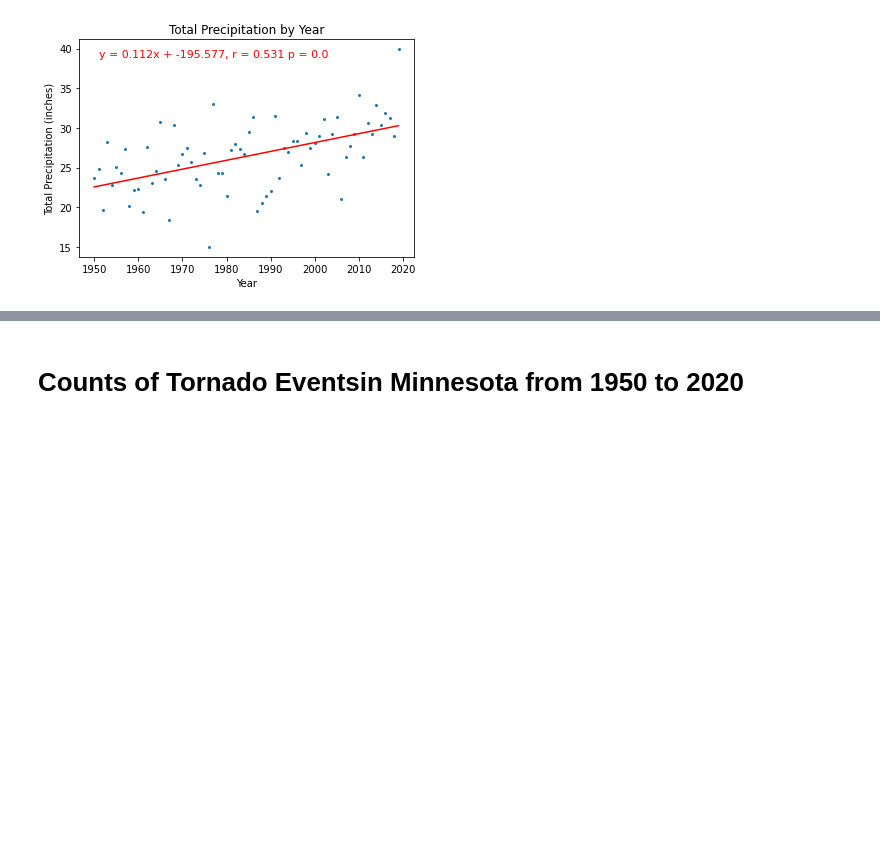
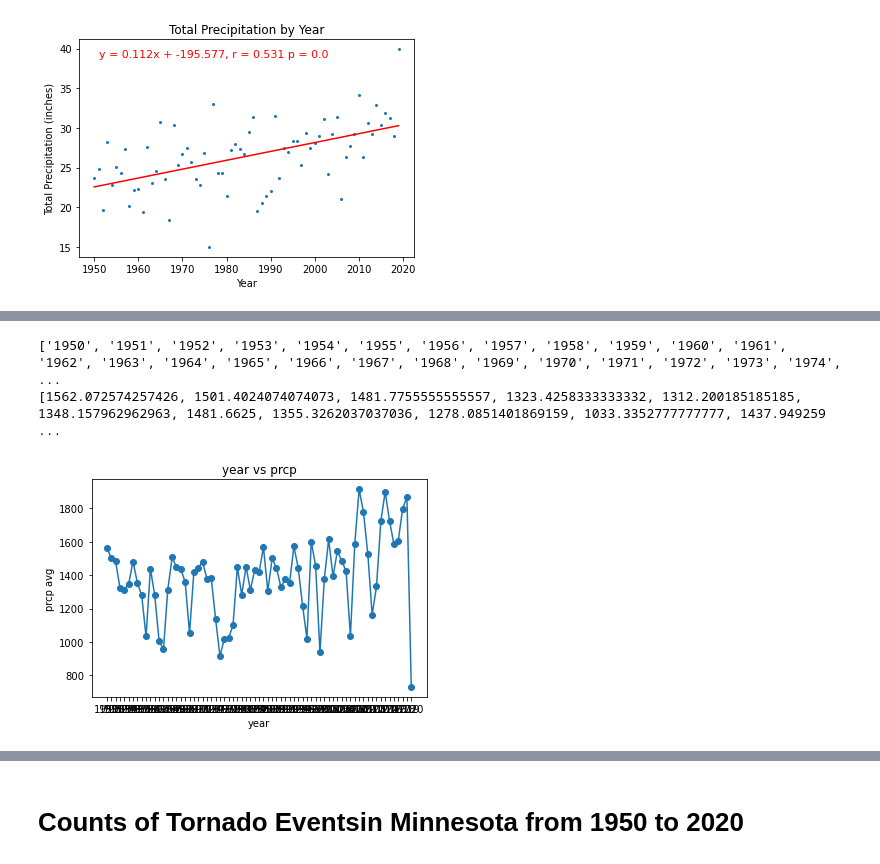
Before and after one commit to emilyfrels/project-1, a Jupyter notebook: analysis.ipynb, the cells around one changed output, grey strips where cells are left out. Cells and saved outputs as stored; diff of their text form; code cells hidden in the pictures; blank space fills up the shorter version.

```diff
--- a/analysis.ipynb
+++ b/analysis.ipynb
@@ -350,3 +424,66 @@ Text(0, 0.5, 'Total Precipitation (inches)')
+# %%
+#finding Avg Percepation VS year
+
+temp_data_df = pd.read_csv('Temperature_Data/Temp_Data.csv')
+
+#finding Avg Percepation VS year
+Avg_pcp = []
+year_dict = {}
+for i in range(len(df["DATE"])):
+    try:
+        year = (df["DATE"][i]).split("-")[0]
+        if year not in year_dict:
+            year_dict[year] = []
+            year_dict[year].append((df["PRCP"][i]))
+        else:
+            year_dict[year].append((df["PRCP"][i]))
+    except:
+        pass
+
+#more variables:
+year_lis = []
+prcp_lis = []
+
+for key in year_dict.keys():
+    if key =="DATE":
+        continue
+    year_lis.append(key)
+    sum_1 = 0.0
+    #print(year_lis[key])
+    for i in range(len(year_dict[key])):
+        #print(year_dict[key][i])
+        if(np.isnan(float(year_dict[key][i]))):
+            continue
+        try:
+            sum_1 = sum_1 + float(year_dict[key][i])
+        except:
+            pass
+    avg = sum_1/len(year_dict[key])
+    prcp_lis.append(avg)
+
+print(year_lis)
+print(prcp_lis)
+
+get_ipython().run_line_magic('matplotlib', 'inline')
+import matplotlib.pyplot as plt
+
+plt.plot(year_lis, prcp_lis,linestyle='-', marker='o')
+
+#x axis label
+plt.xlabel('year')
+#y axis label
+plt.ylabel('prcp avg')
+#title to my graph
+plt.title('year vs prcp')
+
+#show the plot!
+plt.show()
+
+# Faduma's code ends here
+# %% [output]
+['1950', '1951', '1952', '1953', '1954', '1955', '1956', '1957', '1958', '1959', '1960', '1961', '1962', '1963', '1964', '1965', '1966', '1967', '1968', '1969', '1970', '1971', '1972', '1973', '1974', ...
+[1562.072574257426, 1501.4024074074073, 1481.7755555555557, 1323.4258333333332, 1312.200185185185, 1348.157962962963, 1481.6625, 1355.3262037037036, 1278.0851401869159, 1033.3352777777777, 1437.949259 ...
+[figure, added]
 # %%
 # Emily's code starts here
 # %%
```
Also changed, not shown: parts of 13 cells of this notebook, 1 other file.
